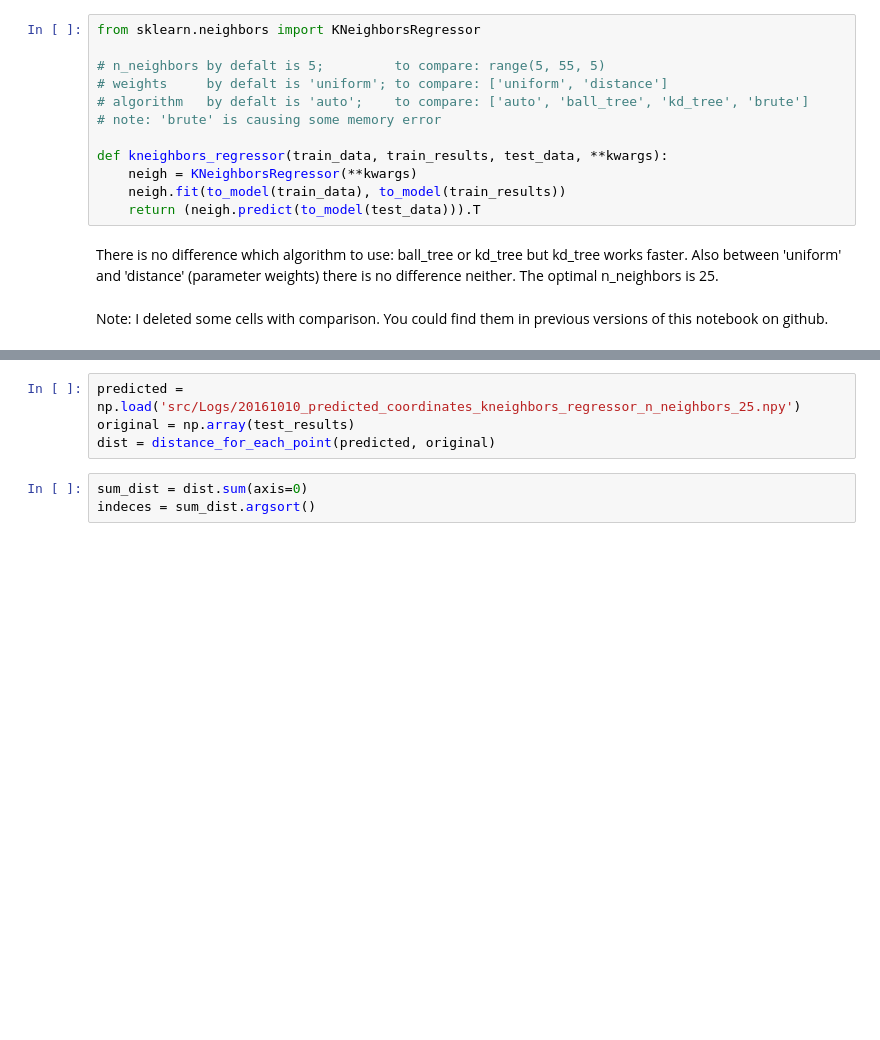
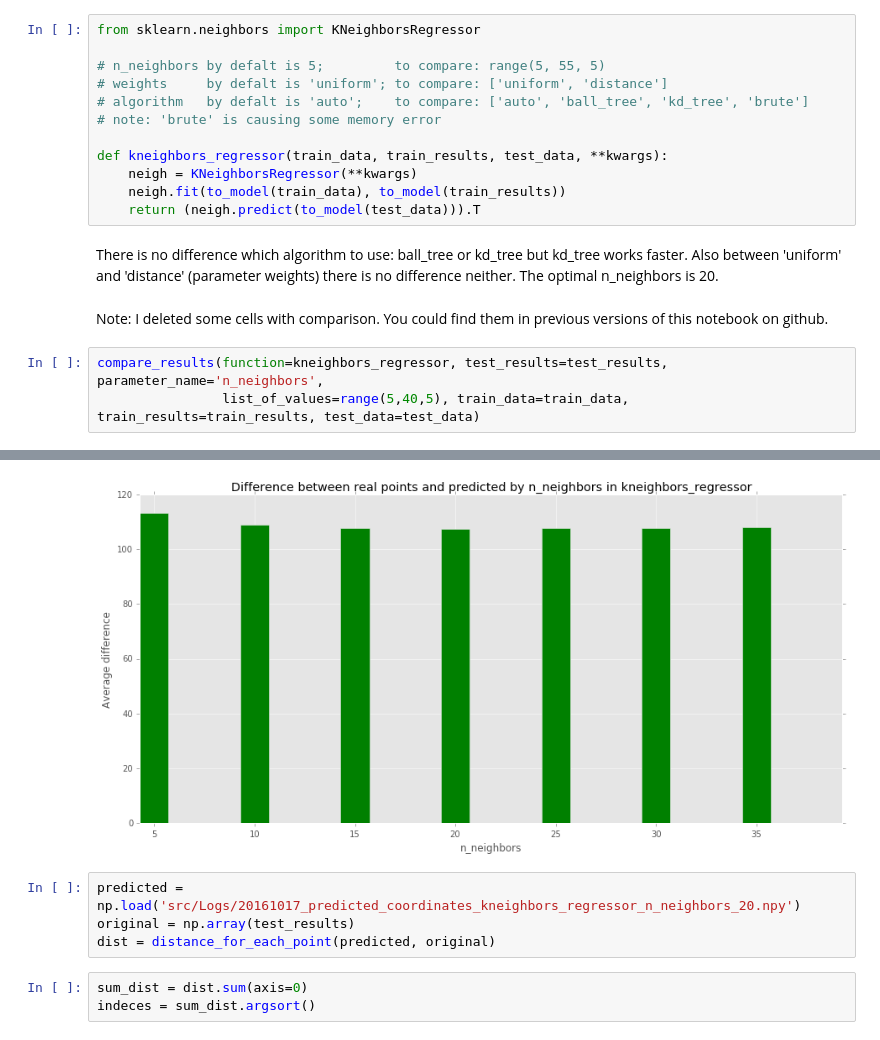
Before and after one commit to avgaydashenko/cuddly-robot, a Jupyter notebook: framework.ipynb, the cells around one changed output, grey strips where cells are left out. Cells and saved outputs as stored; diff of their text form; blank space fills up the shorter version.

Commit message:
new knn results

```diff
--- a/framework.ipynb
+++ b/framework.ipynb
@@ -147,6 +161,10 @@ def kneighbors_regressor(train_data, train_results, test_data, **kwargs):
     return (neigh.predict(to_model(test_data))).T
 # %% [markdown]
 There is no difference which algorithm to use: ball_tree or kd_tree but kd_tree works faster. Also between 'uniform' and 'distance' (parameter weights) there is no difference neither.
-The optimal n_neighbors is 25.
+The optimal n_neighbors is 20.
 # %% [markdown]
 Note: I deleted some cells with comparison. You could find them in previous versions of this notebook on github.
+# %%
+compare_results(function=kneighbors_regressor, test_results=test_results, parameter_name='n_neighbors',
+                list_of_values=range(5,40,5), train_data=train_data, train_results=train_results, test_data=test_data)
+# %% [output]
@@ -153,5 +180,6 @@ Note: I deleted some cells with comparison. You could find them in previous vers
+[figure, added]
 # %%
-predicted = np.load('src/Logs/20161010_predicted_coordinates_kneighbors_regressor_n_neighbors_25.npy')
+predicted = np.load('src/Logs/20161017_predicted_coordinates_kneighbors_regressor_n_neighbors_20.npy')
 original = np.array(test_results)
 dist = distance_for_each_point(predicted, original)
 # %%
```
Also changed, not shown: parts of 14 cells of this notebook, 1 other file.
